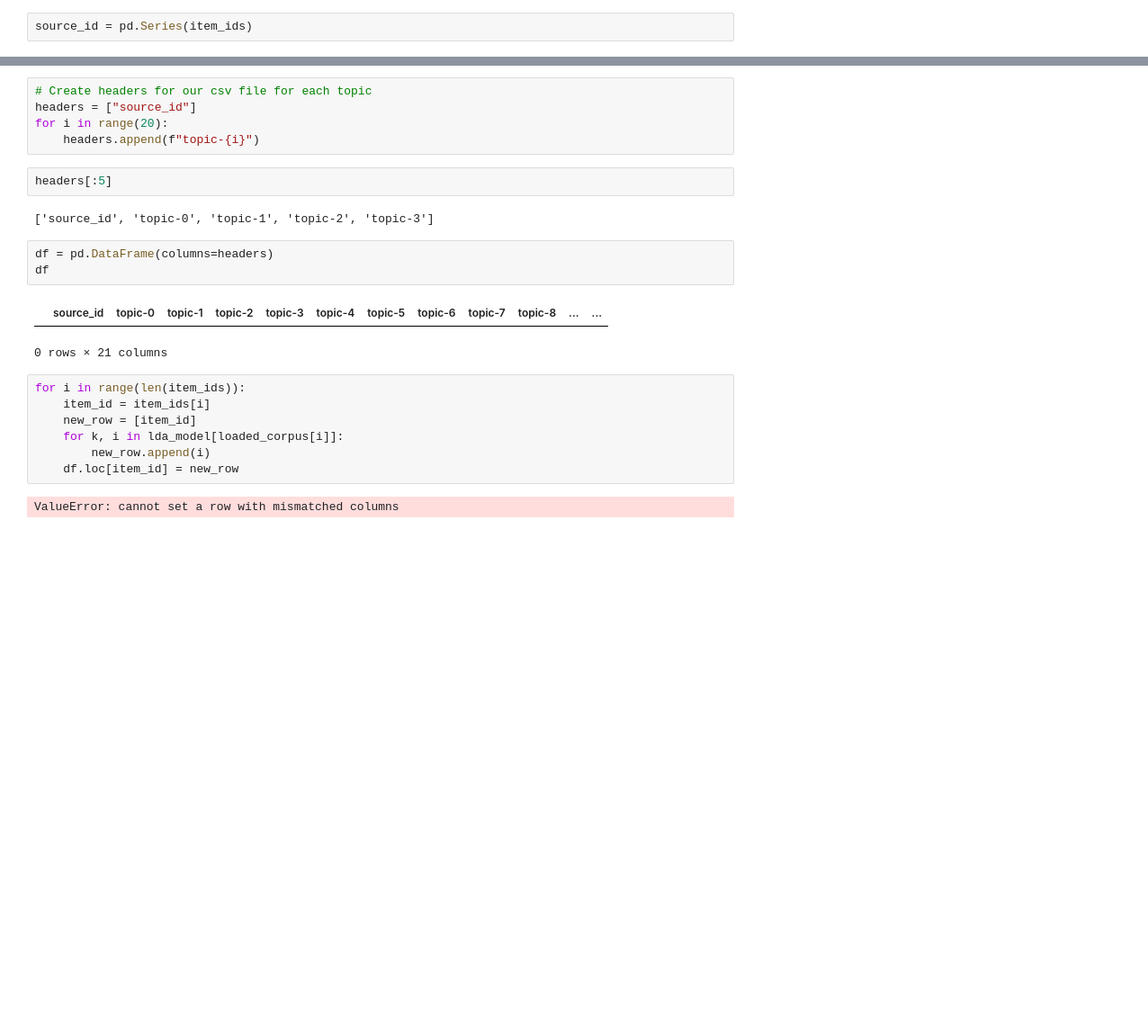
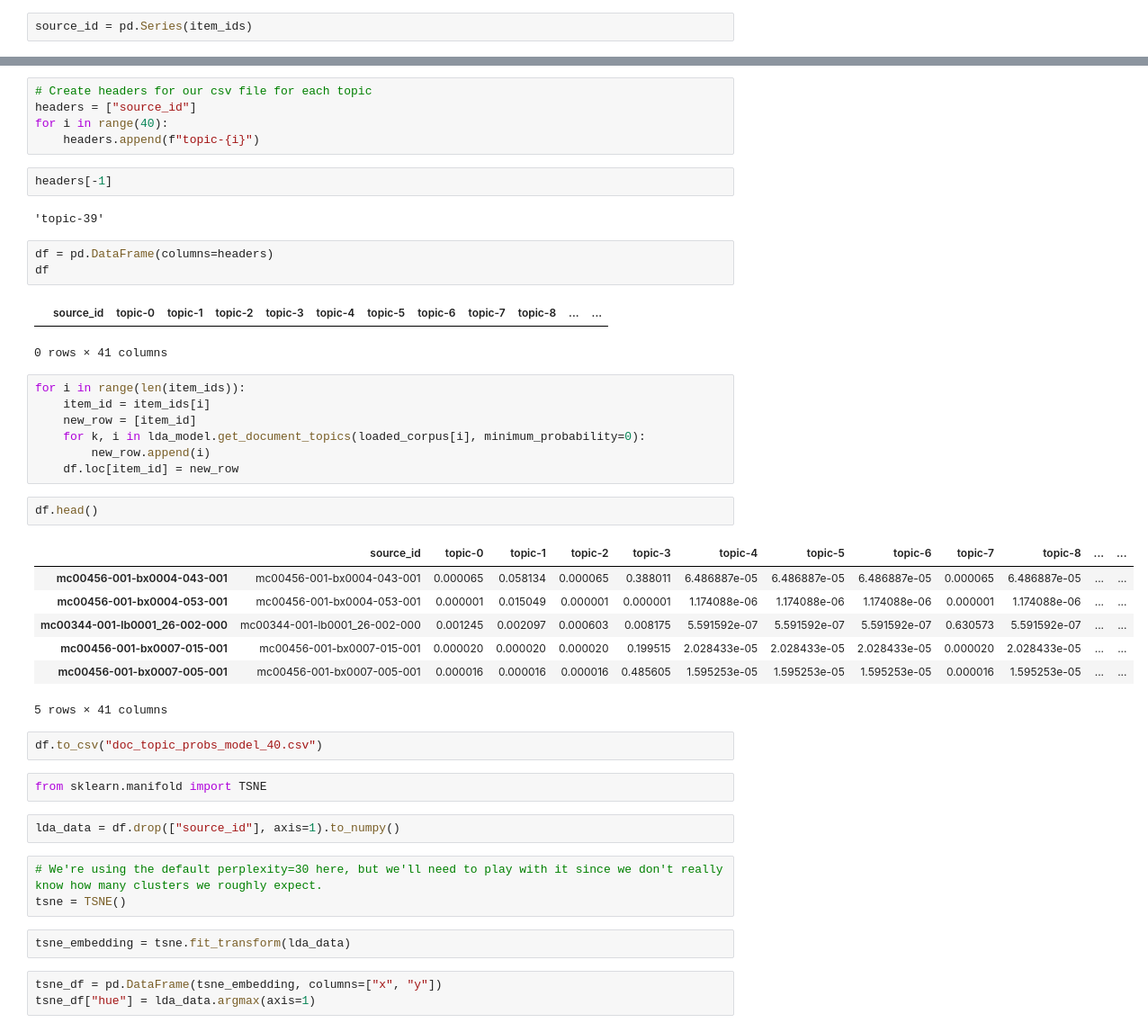
Before and after one commit to csbailey5t/animal_turn, a Jupyter notebook: model.ipynb, the cells around one changed output, grey strips where cells are left out. Shown at 90% size. Cells and saved outputs as stored; diff of their text form; blank space fills up the shorter version.

Commit message:
Generate corpus-wide document topic probabilities; tsne viz

```diff
--- a/model.ipynb
+++ b/model.ipynb
@@ -278,24 +270,46 @@ lda_model[loaded_corpus[100]]
 # %%
 # Create headers for our csv file for each topic
 headers = ["source_id"]
-for i in range(20):
+for i in range(40):
     headers.append(f"topic-{i}")
 # %%
-headers[:5]
+headers[-1]
 # %% [output]
-['source_id', 'topic-0', 'topic-1', 'topic-2', 'topic-3']
+'topic-39'
 # %%
 df = pd.DataFrame(columns=headers)
 df
 # %% [output]
 |  | source_id | topic-0 | topic-1 | topic-2 | topic-3 | topic-4 | topic-5 | topic-6 | topic-7 | topic-8 | ... | ... |
-0 rows × 21 columns
+0 rows × 41 columns
 # %%
 for i in range(len(item_ids)):
     item_id = item_ids[i]
     new_row = [item_id]
-    for k, i in lda_model[loaded_corpus[i]]:
+    for k, i in lda_model.get_document_topics(loaded_corpus[i], minimum_probability=0):
         new_row.append(i)
     df.loc[item_id] = new_row
-# %% [output]
-ValueError: cannot set a row with mismatched columns
+# %%
+df.head()
+# %% [output]
+|  | source_id | topic-0 | topic-1 | topic-2 | topic-3 | topic-4 | topic-5 | topic-6 | topic-7 | topic-8 | ... | ... |
+| mc00456-001-bx0004-043-001 | mc00456-001-bx0004-043-001 | 0.000065 | 0.058134 | 0.000065 | 0.388011 | 6.486887e-05 | 6.486887e-05 | 6.486887e-05 | 0.000065 | 6.486887e-05 | ... | ... |
+| mc00456-001-bx0004-053-001 | mc00456-001-bx0004-053-001 | 0.000001 | 0.015049 | 0.000001 | 0.000001 | 1.174088e-06 | 1.174088e-06 | 1.174088e-06 | 0.000001 | 1.174088e-06 | ... | ... |
+| mc00344-001-lb0001_26-002-000 | mc00344-001-lb0001_26-002-000 | 0.001245 | 0.002097 | 0.000603 | 0.008175 | 5.591592e-07 | 5.591592e-07 | 5.591592e-07 | 0.630573 | 5.591592e-07 | ... | ... |
+| mc00456-001-bx0007-015-001 | mc00456-001-bx0007-015-001 | 0.000020 | 0.000020 | 0.000020 | 0.199515 | 2.028433e-05 | 2.028433e-05 | 2.028433e-05 | 0.000020 | 2.028433e-05 | ... | ... |
+| mc00456-001-bx0007-005-001 | mc00456-001-bx0007-005-001 | 0.000016 | 0.000016 | 0.000016 | 0.485605 | 1.595253e-05 | 1.595253e-05 | 1.595253e-05 | 0.000016 | 1.595253e-05 | ... | ... |
+5 rows × 41 columns
+# %%
+df.to_csv("doc_topic_probs_model_40.csv")
+# %%
+from sklearn.manifold import TSNE
+# %%
+lda_data = df.drop(["source_id"], axis=1).to_numpy()
+# %%
+# We're using the default perplexity=30 here, but we'll need to play with it since we don't really know how many clusters we roughly expect.
+tsne = TSNE()
+# %%
+tsne_embedding = tsne.fit_transform(lda_data)
+# %%
+tsne_df = pd.DataFrame(tsne_embedding, columns=["x", "y"])
+tsne_df["hue"] = lda_data.argmax(axis=1)
```
Also changed, not shown: parts of 14 cells of this notebook.
